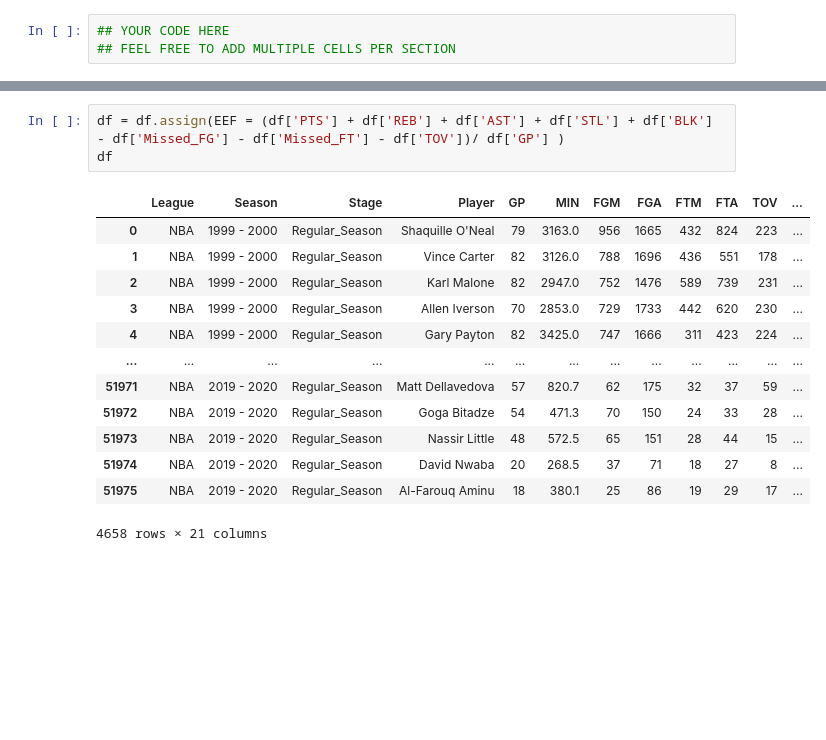
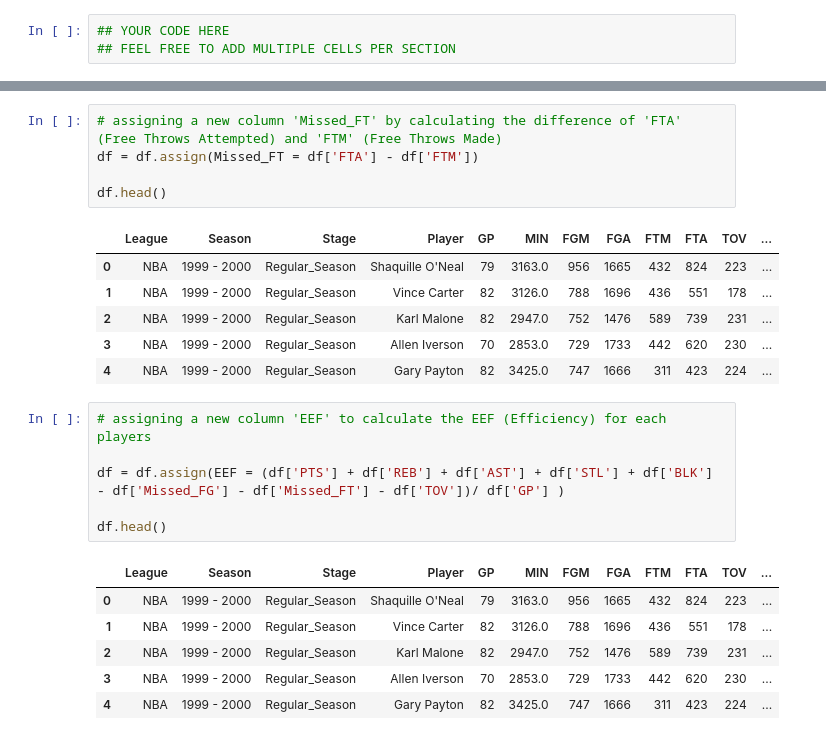
Before and after one commit to colbyhillers/NBA-Player-Nationality-Analysis, a Jupyter notebook: DataCheckpointGroup015-Fa21.ipynb, the cells around one changed output, grey strips where cells are left out. Cells and saved outputs as stored; diff of their text form; blank space fills up the shorter version.

```diff
--- a/DataCheckpointGroup015-Fa21.ipynb
+++ b/DataCheckpointGroup015-Fa21.ipynb
@@ -150,17 +174,25 @@ df
+# %%
+# assigning a new column 'Missed_FT' by calculating the difference of 'FTA' (Free Throws Attempted) and 'FTM' (Free Throws Made)
+df = df.assign(Missed_FT = df['FTA'] - df['FTM'])
+
+df.head()
+# %% [output]
+|  | League | Season | Stage | Player | GP | MIN | FGM | FGA | FTM | FTA | TOV | ... |
+| 0 | NBA | 1999 - 2000 | Regular_Season | Shaquille O'Neal | 79 | 3163.0 | 956 | 1665 | 432 | 824 | 223 | ... |
+| 1 | NBA | 1999 - 2000 | Regular_Season | Vince Carter | 82 | 3126.0 | 788 | 1696 | 436 | 551 | 178 | ... |
+| 2 | NBA | 1999 - 2000 | Regular_Season | Karl Malone | 82 | 2947.0 | 752 | 1476 | 589 | 739 | 231 | ... |
+| 3 | NBA | 1999 - 2000 | Regular_Season | Allen Iverson | 70 | 2853.0 | 729 | 1733 | 442 | 620 | 230 | ... |
+| 4 | NBA | 1999 - 2000 | Regular_Season | Gary Payton | 82 | 3425.0 | 747 | 1666 | 311 | 423 | 224 | ... |
 # %%
+# assigning a new column 'EEF' to calculate the EEF (Efficiency) for each players
+
 df = df.assign(EEF = (df['PTS'] + df['REB'] + df['AST'] + df['STL'] + df['BLK'] - df['Missed_FG'] - df['Missed_FT'] - df['TOV'])/ df['GP'] )
-df
+
+df.head()
 # %% [output]
 |  | League | Season | Stage | Player | GP | MIN | FGM | FGA | FTM | FTA | TOV | ... |
 | 0 | NBA | 1999 - 2000 | Regular_Season | Shaquille O'Neal | 79 | 3163.0 | 956 | 1665 | 432 | 824 | 223 | ... |
 | 1 | NBA | 1999 - 2000 | Regular_Season | Vince Carter | 82 | 3126.0 | 788 | 1696 | 436 | 551 | 178 | ... |
 | 2 | NBA | 1999 - 2000 | Regular_Season | Karl Malone | 82 | 2947.0 | 752 | 1476 | 589 | 739 | 231 | ... |
 | 3 | NBA | 1999 - 2000 | Regular_Season | Allen Iverson | 70 | 2853.0 | 729 | 1733 | 442 | 620 | 230 | ... |
 | 4 | NBA | 1999 - 2000 | Regular_Season | Gary Payton | 82 | 3425.0 | 747 | 1666 | 311 | 423 | 224 | ... |
-| ... | ... | ... | ... | ... | ... | ... | ... | ... | ... | ... | ... | ... |
-| 51971 | NBA | 2019 - 2020 | Regular_Season | Matt Dellavedova | 57 | 820.7 | 62 | 175 | 32 | 37 | 59 | ... |
-| 51972 | NBA | 2019 - 2020 | Regular_Season | Goga Bitadze | 54 | 471.3 | 70 | 150 | 24 | 33 | 28 | ... |
-| 51973 | NBA | 2019 - 2020 | Regular_Season | Nassir Little | 48 | 572.5 | 65 | 151 | 28 | 44 | 15 | ... |
-| 51974 | NBA | 2019 - 2020 | Regular_Season | David Nwaba | 20 | 268.5 | 37 | 71 | 18 | 27 | 8 | ... |
-| 51975 | NBA | 2019 - 2020 | Regular_Season | Al-Farouq Aminu | 18 | 380.1 | 25 | 86 | 19 | 29 | 17 | ... |
-4658 rows × 21 columns
```
Also changed, not shown: parts of 20 cells of this notebook.
